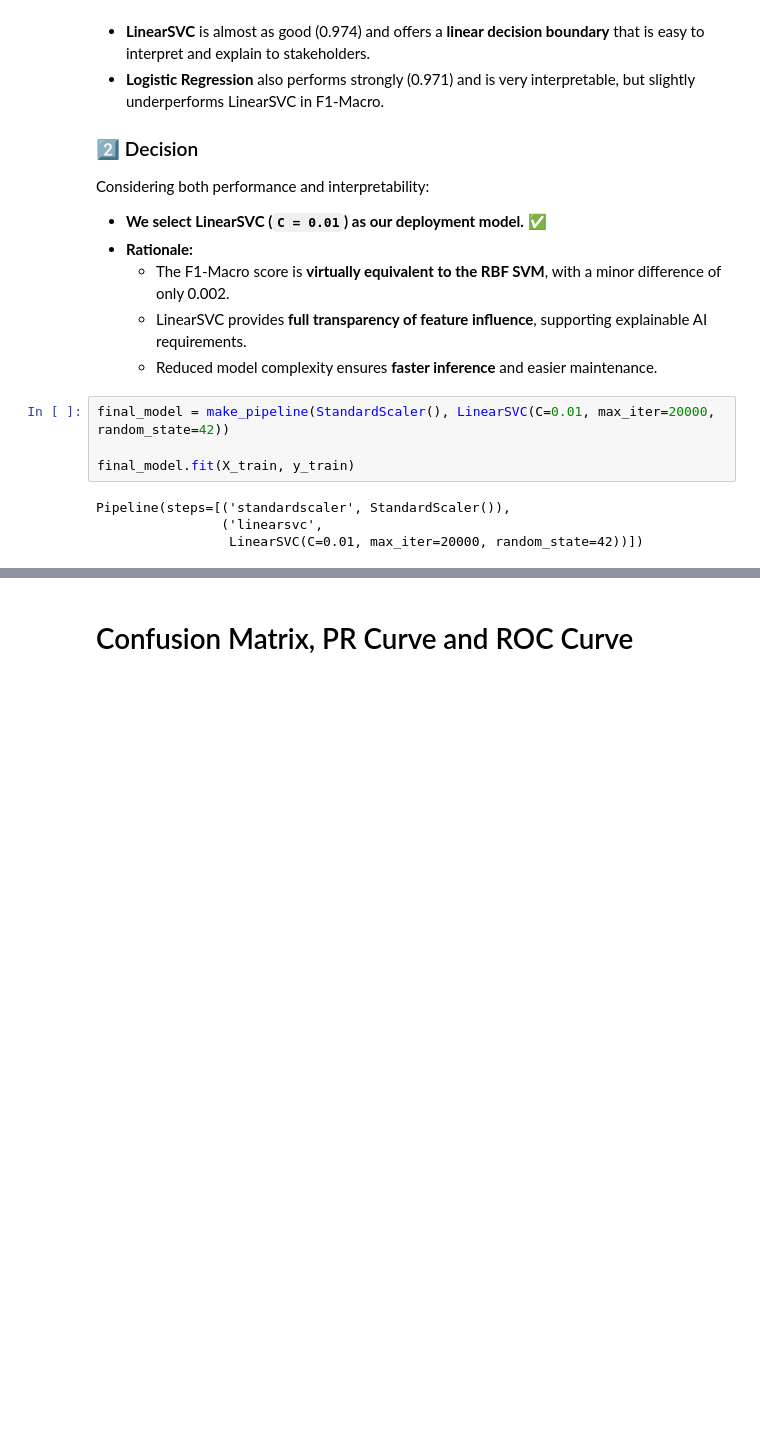
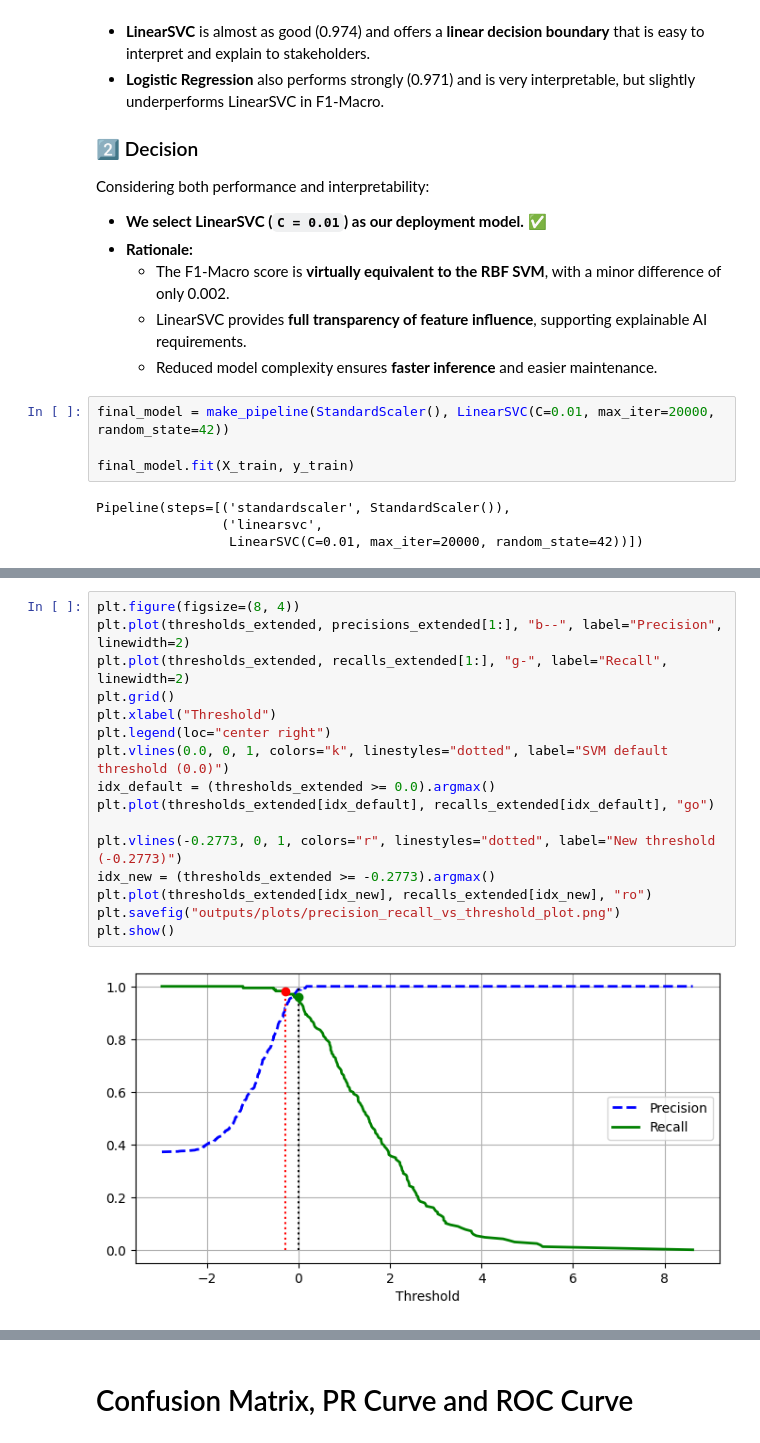
Before and after one commit to TobiSchl2010/breast_cancer_diagnosis_svm, a Jupyter notebook: notebooks/01_exploration.ipynb, the cells around one changed output, grey strips where cells are left out. Cells and saved outputs as stored; diff of their text form; blank space fills up the shorter version.

```diff
--- a/notebooks/01_exploration.ipynb
+++ b/notebooks/01_exploration.ipynb
@@ -853,0 +921,18 @@ predictions = final_model.predict(X_test)
+# %%
+plt.figure(figsize=(8, 4))
+plt.plot(thresholds_extended, precisions_extended[1:], "b--", label="Precision", linewidth=2)
+plt.plot(thresholds_extended, recalls_extended[1:], "g-", label="Recall", linewidth=2)
+plt.grid()
+plt.xlabel("Threshold")
+plt.legend(loc="center right")
+plt.vlines(0.0, 0, 1, colors="k", linestyles="dotted", label="SVM default threshold (0.0)")
+idx_default = (thresholds_extended >= 0.0).argmax()
+plt.plot(thresholds_extended[idx_default], recalls_extended[idx_default], "go")
+
+plt.vlines(-0.2773, 0, 1, colors="r", linestyles="dotted", label="New threshold (-0.2773)")
+idx_new = (thresholds_extended >= -0.2773).argmax()
+plt.plot(thresholds_extended[idx_new], recalls_extended[idx_new], "ro")
+plt.savefig("outputs/plots/precision_recall_vs_threshold_plot.png")
+plt.show()
+# %% [output]
+[figure, added]
```
Also changed, not shown: parts of 28 cells of this notebook, 1 other file.
